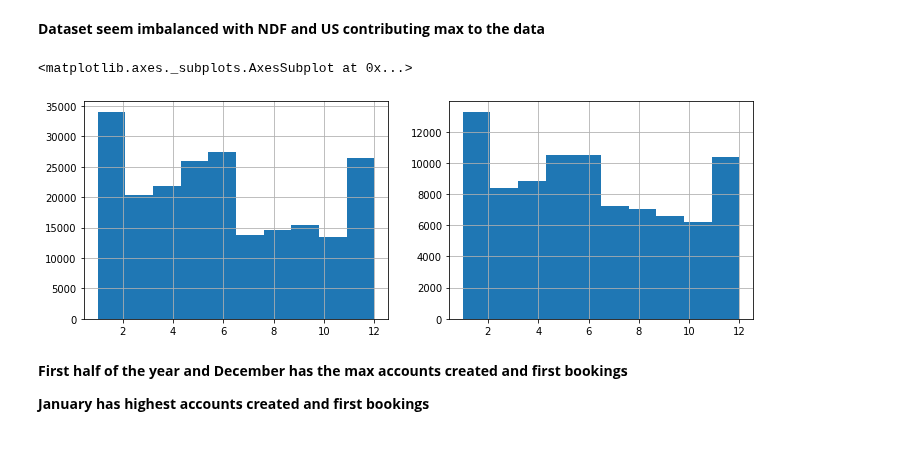
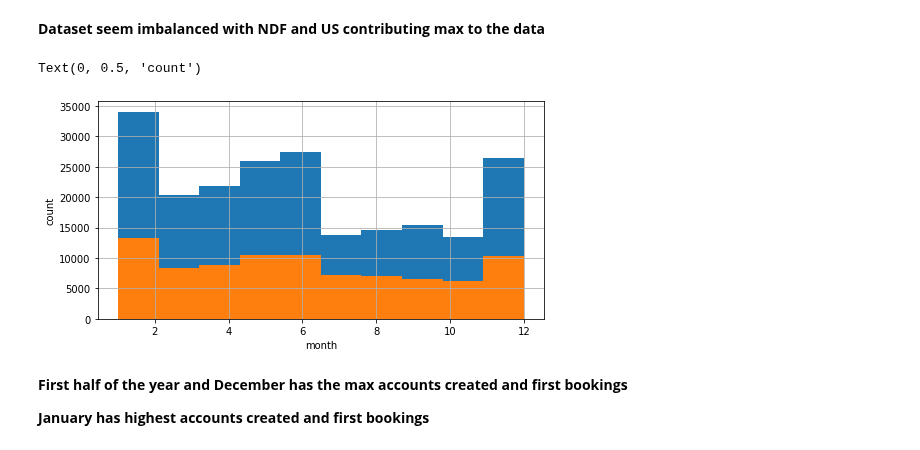
Before and after one commit to Anandpatil412/DSC, a Jupyter notebook: CapstoneProject2/DataCleaning/DataCleaning.ipynb, the cells around one changed output. Drawn from its saved outputs; the diff is of its cells as text; code cells hidden in the pictures.

```diff
--- a/CapstoneProject2/DataCleaning/DataCleaning.ipynb
+++ b/CapstoneProject2/DataCleaning/DataCleaning.ipynb
@@ -505,3 +559,0 @@ df_gender.head()
-# %%
-#ignoring age 100+
-df_gender = df_gender[df_gender['age_bucket'] != '100+']
@@ -522,0 +562,5 @@ df_gender[idg]
+# %%
+pop_age_grp = df_gender.groupby(['age_bucket','country_destination'])['population_in_thousands'].agg(mean = np.mean).reset_index()
+pop_age_grp['country_destination'] = 'age_grp_' + pop_age_grp['country_destination']
+
+pop_age_grp.head()
@@ -522,0 +574,3 @@ df_gender[idg]
+# %%
+age_grp_countries = pop_age_grp.pivot(index='age_bucket', columns='country_destination', values='mean').reset_index()
+age_grp_countries.head()
@@ -522,0 +584,3 @@ df_gender[idg]
+# %%
+df_train_join = df_train_join.join(age_grp_countries.set_index('age_bucket'), on='age_bucket')
+df_train_join.head()
@@ -546,14 +618,16 @@ cat_counts.plot.bar()
 # %% [markdown]
 **Dataset seem imbalanced with NDF and US contributing max to the data**
 # %%
-fig, (ax, ax2) = plt.subplots(figsize=(12,4),ncols=2)
+plt.figure(figsize=(8,4))
 
-df_train_join['date_account_created'].dt.month.hist(ax=ax)
+df_train_join['date_account_created'].dt.month.hist()
+df_train_join['date_first_booking'].dt.month.hist()
 
-df_train_join['date_first_booking'].dt.month.hist(ax=ax2)
+plt.xlabel('month')
+plt.ylabel('count')
 # %% [output]
-<matplotlib.axes._subplots.AxesSubplot at 0x...>
+Text(0, 0.5, 'count')
-[figure, old version]
+[figure, new version]
 # %% [markdown]
 **First half of the year and December has the max accounts created and first bookings**
 
```
Also changed, not shown: parts of 119 cells of this notebook.
